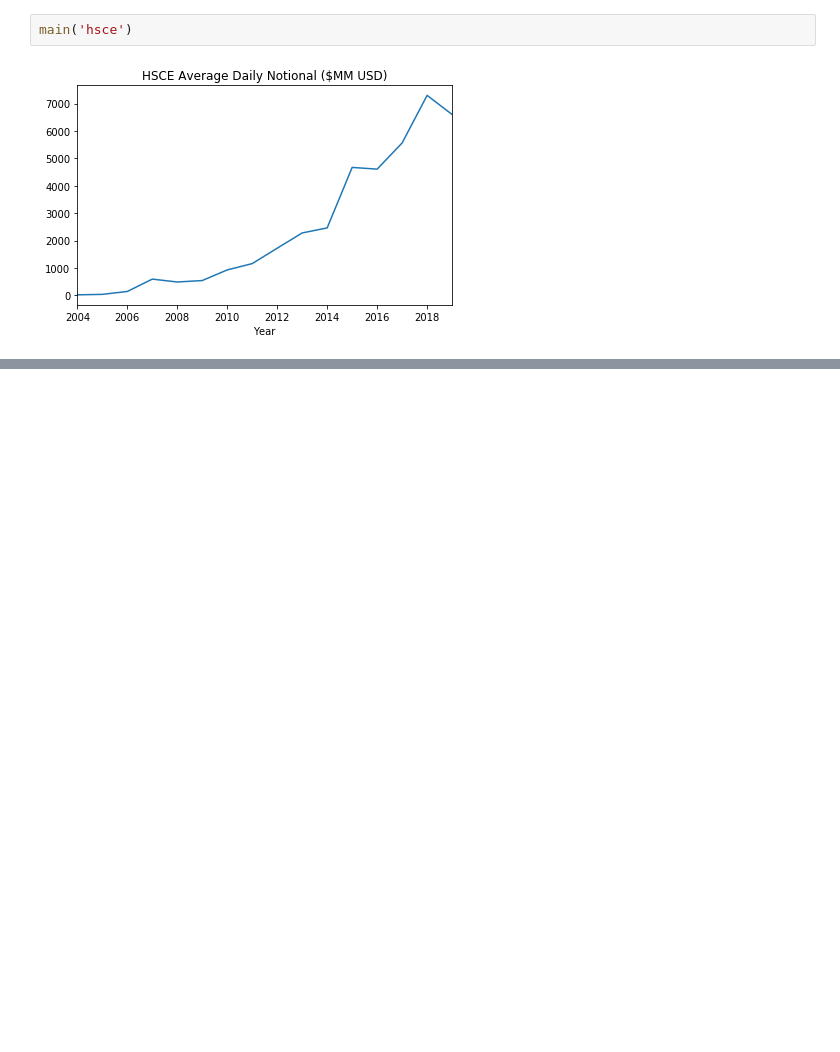
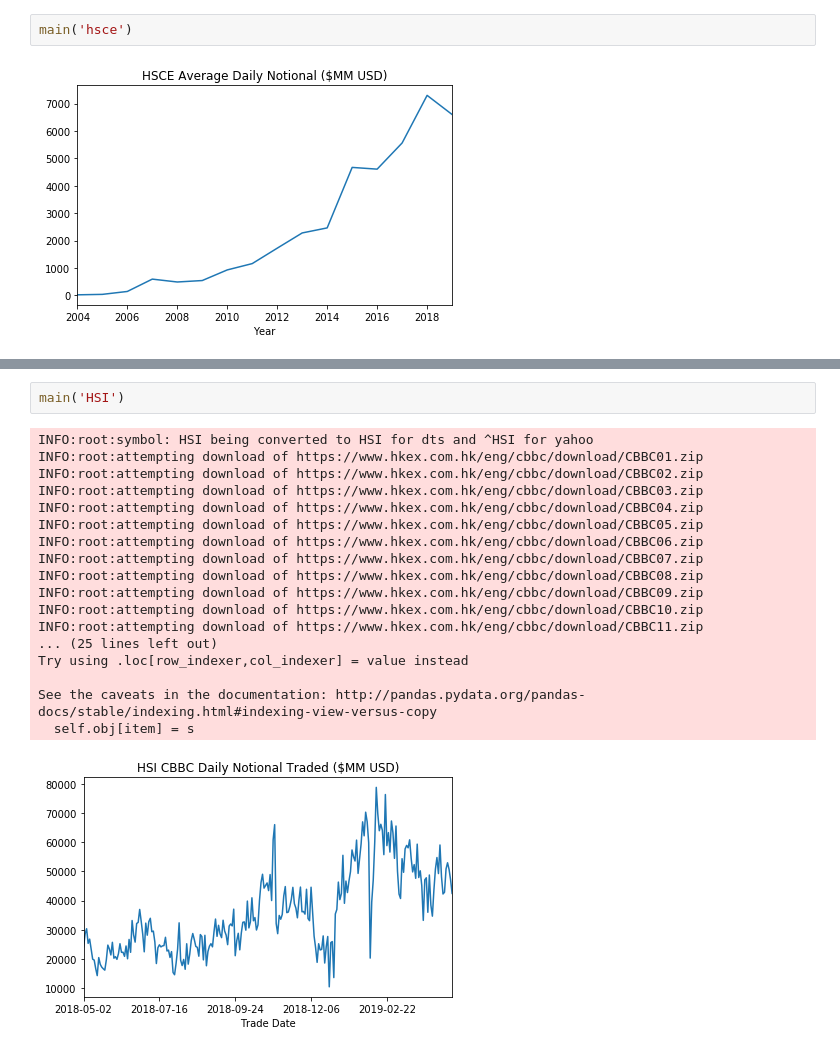
Before and after one commit to jplotkin21/project_tsingtao, a Jupyter notebook: hkex_index_notional.ipynb, the cells around one changed output, grey strips where cells are left out. Drawn from its saved outputs; the diff is of its cells as text; blank space fills up the shorter version.

```diff
--- a/hkex_index_notional.ipynb
+++ b/hkex_index_notional.ipynb
@@ -94,0 +224,21 @@ main('hsce')
+# %%
+main('HSI')
+# %% [output]
+INFO:root:symbol: HSI being converted to HSI for dts and ^HSI for yahoo
+INFO:root:attempting download of https://www.hkex.com.hk/eng/cbbc/download/CBBC01.zip
+INFO:root:attempting download of https://www.hkex.com.hk/eng/cbbc/download/CBBC02.zip
+INFO:root:attempting download of https://www.hkex.com.hk/eng/cbbc/download/CBBC03.zip
+INFO:root:attempting download of https://www.hkex.com.hk/eng/cbbc/download/CBBC04.zip
+INFO:root:attempting download of https://www.hkex.com.hk/eng/cbbc/download/CBBC05.zip
+INFO:root:attempting download of https://www.hkex.com.hk/eng/cbbc/download/CBBC06.zip
+INFO:root:attempting download of https://www.hkex.com.hk/eng/cbbc/download/CBBC07.zip
+INFO:root:attempting download of https://www.hkex.com.hk/eng/cbbc/download/CBBC08.zip
+INFO:root:attempting download of https://www.hkex.com.hk/eng/cbbc/download/CBBC09.zip
+INFO:root:attempting download of https://www.hkex.com.hk/eng/cbbc/download/CBBC10.zip
+INFO:root:attempting download of https://www.hkex.com.hk/eng/cbbc/download/CBBC11.zip
+... (25 lines left out)
+Try using .loc[row_indexer,col_indexer] = value instead
+
+See the caveats in the documentation: http://pandas.pydata.org/pandas-docs/stable/indexing.html#indexing-view-versus-copy
+  self.obj[item] = s
+[figure, added]
```
Also changed, not shown: parts of 1 cell of this notebook, 1 other file.
